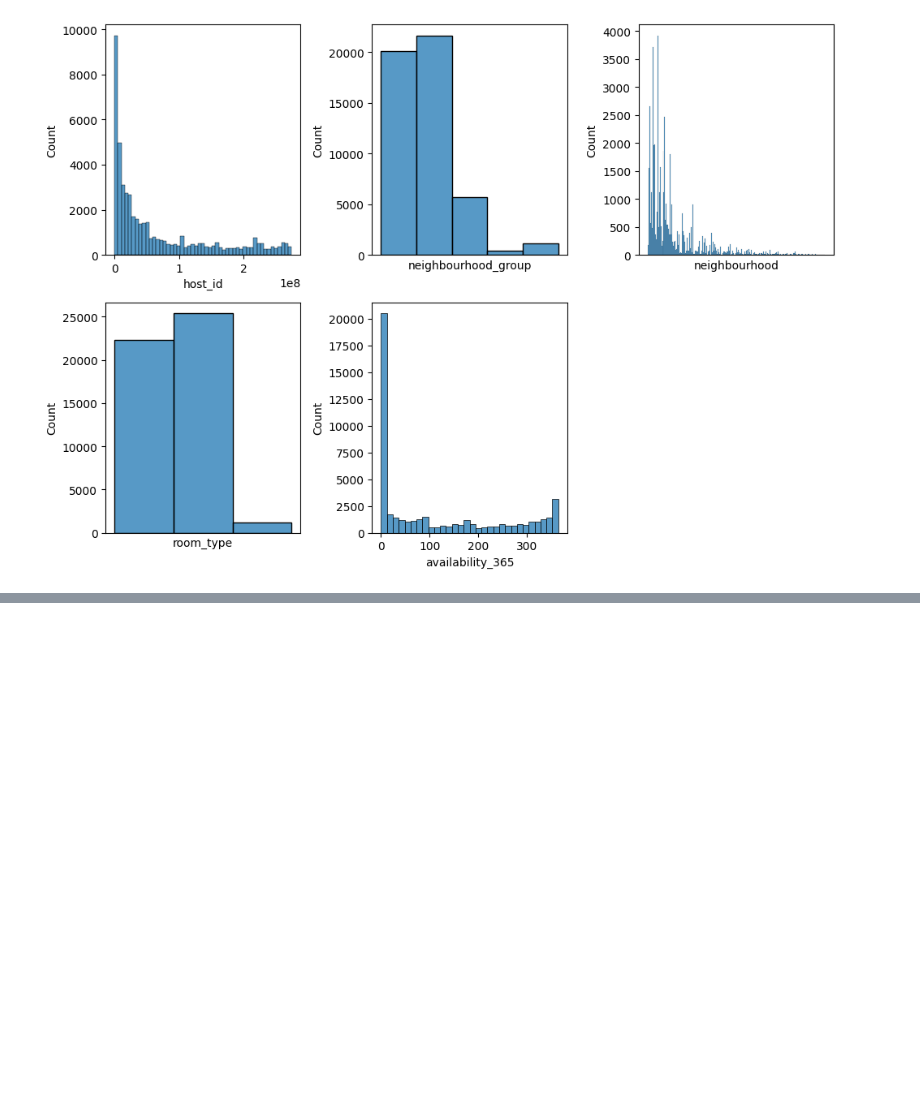
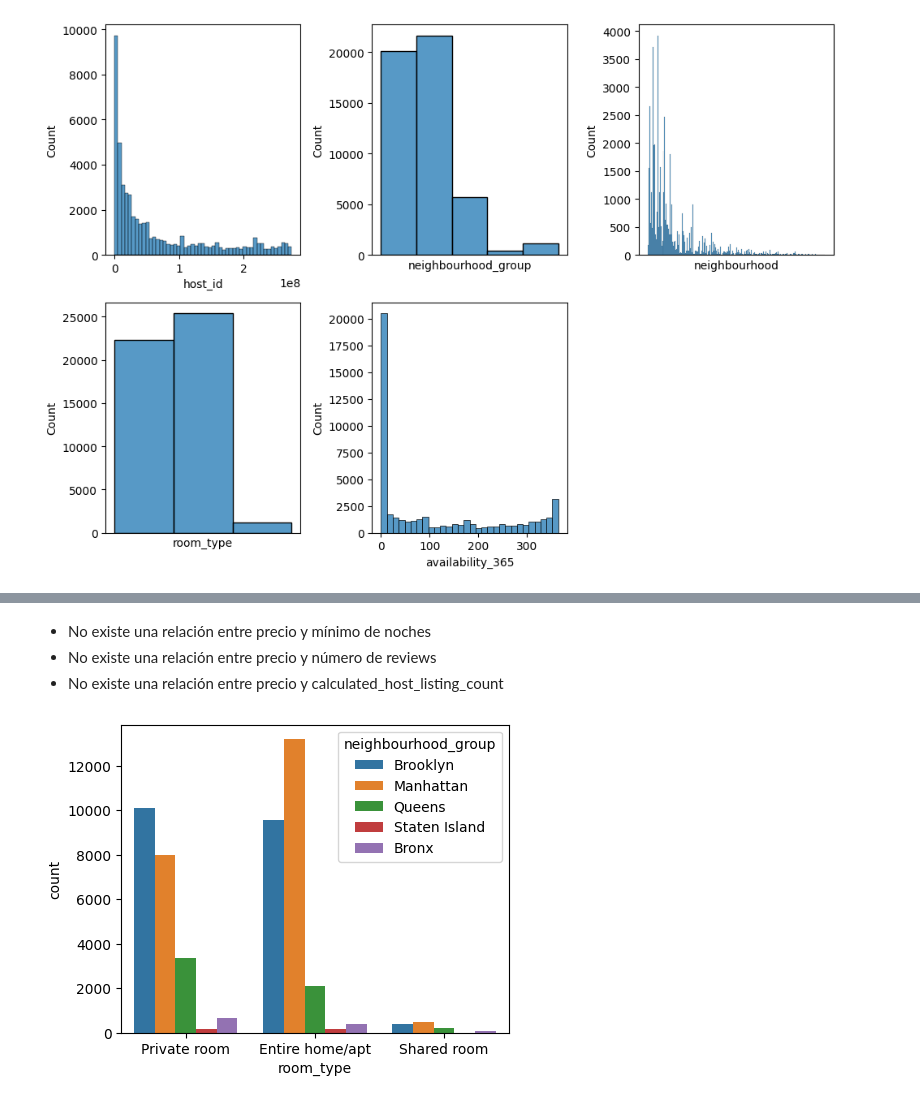
Before and after one commit to jatv93/procesamiento-de-datos, a Jupyter notebook: src/explore.ipynb, the cells around one changed output, grey strips where cells are left out. Saved outputs shown, nothing was run; the diff lists cells and outputs as text; code cells hidden in the pictures; blank space fills up the shorter version.

```diff
--- a/src/explore.ipynb
+++ b/src/explore.ipynb
@@ -107,0 +164,14 @@ plt.show()
+# %% [markdown]
+- No existe una relación entre precio y mínimo de noches
+- No existe una relación entre precio y número de reviews
+- No existe una relación entre precio y calculated_host_listing_count
+# %%
+# Análisis categórico - categórico
+
+fig, axis = plt.subplots(figsize = (5, 4))
+
+sns.countplot(data = total_data, x = "room_type", hue = "neighbourhood_group")
+
+plt.show()
+# %% [output]
+[figure, added]
```
Also changed, not shown: parts of 7 cells of this notebook.
